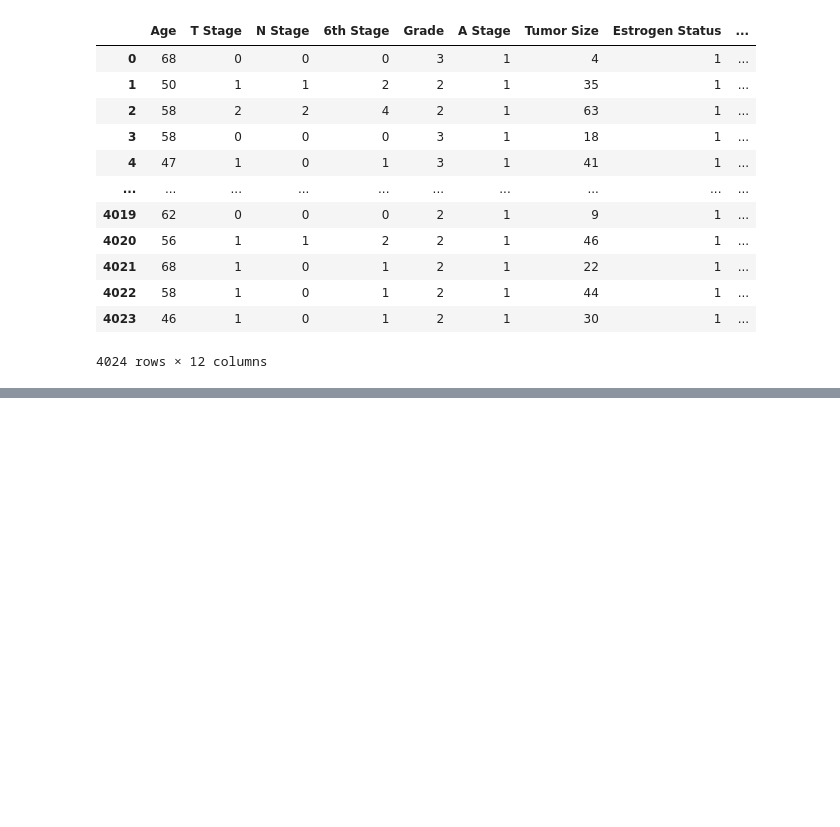
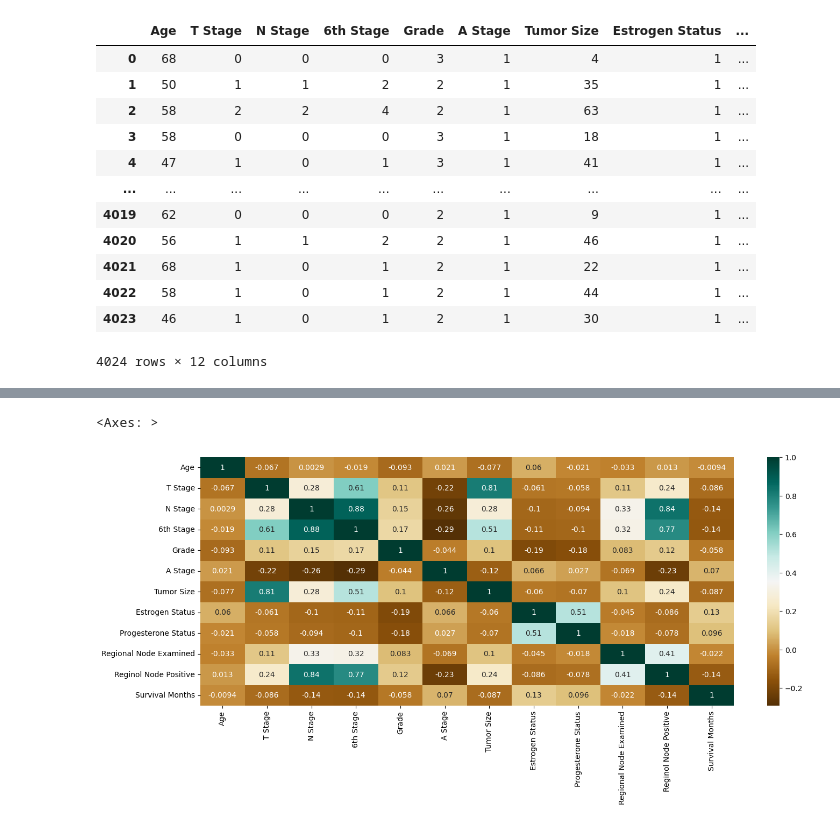
Before and after one commit to jeancarson/Block3Epic, a Jupyter notebook: final workflow/visualisation.ipynb, the cells around one changed output, grey strips where cells are left out. Saved outputs shown, nothing was run; the diff lists cells and outputs as text; code cells hidden in the pictures; blank space fills up the shorter version.

Commit message:
Random forest & Heat map added, yet to be optimised

```diff
--- a/final workflow/visualisation.ipynb
+++ b/final workflow/visualisation.ipynb
@@ -111,0 +112,5 @@ sns.scatterplot(data=df_sample, x="Age", y="Survival Months", hue="T Stage");
+# %%
+#HEAT MAP
+#This step will simply find all the correlations between the different columns in the dataset.
+correlations = df.corr()
+correlations
@@ -111,0 +131,8 @@ sns.scatterplot(data=df_sample, x="Age", y="Survival Months", hue="T Stage");
+# %%
+plt.figure(figsize=(16, 6))
+sns.heatmap(correlations, annot=True, cmap='BrBG')
+# A visualisation of these correlations can be seen in the heatmap below.
+#Highly correlated variables include (T stage, Tumor size), (Regional Node Positive, N stage)
+# %% [output]
+<Axes: >
+[figure, added]
```
Also changed, not shown: parts of 2 cells of this notebook, 4 other files.
